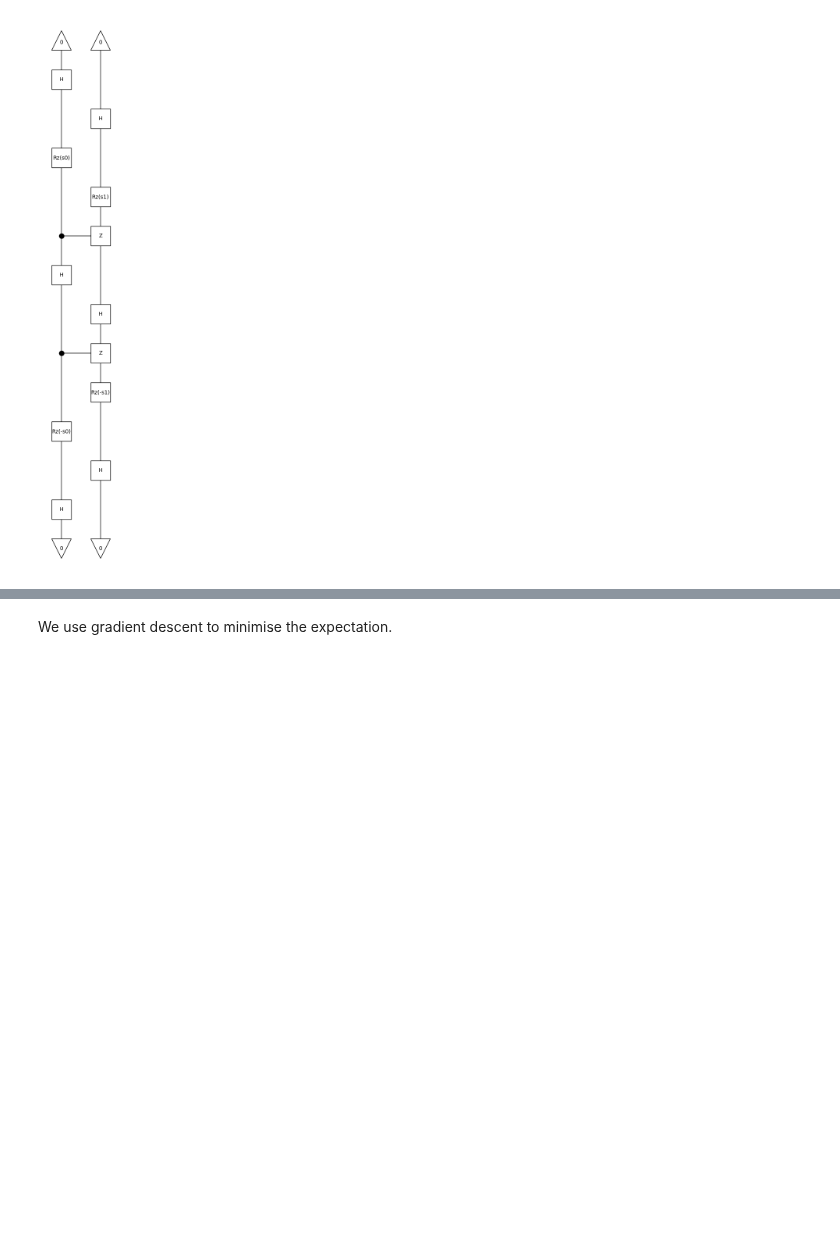
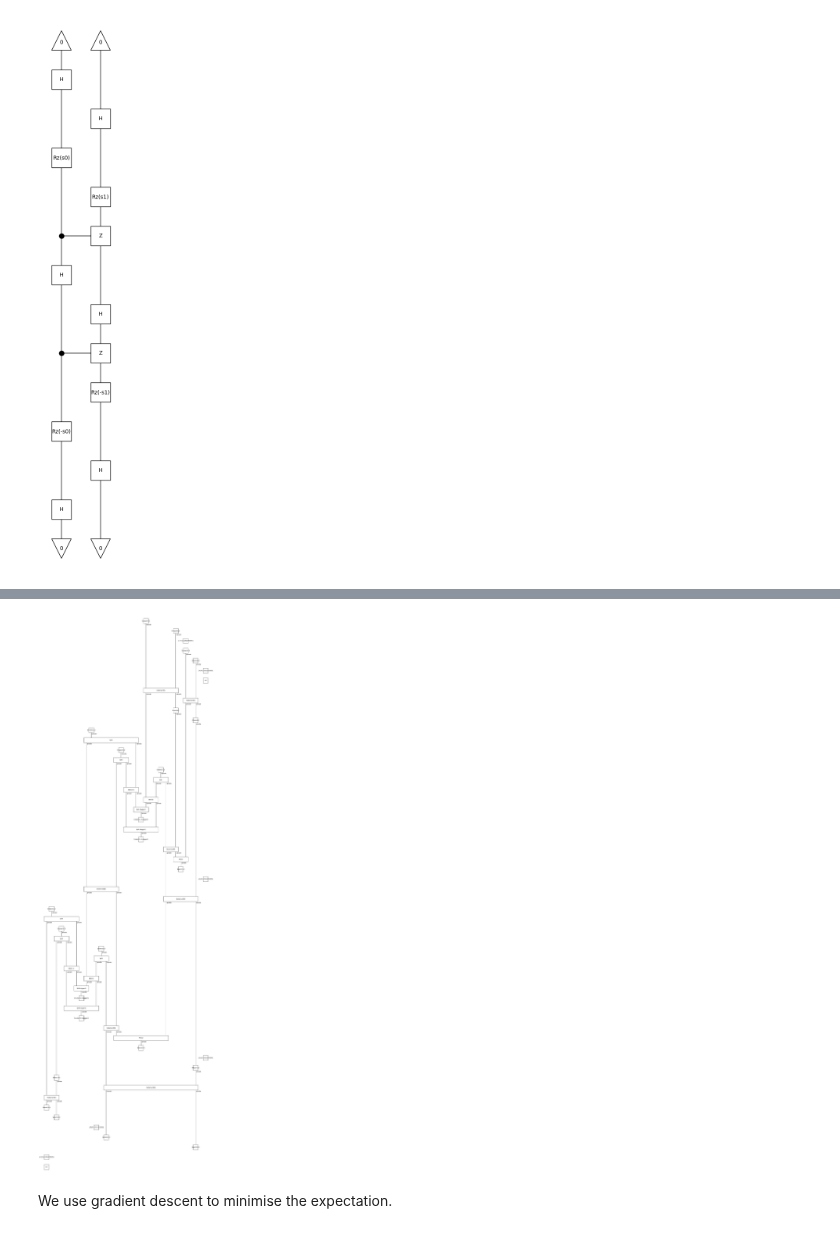
Before and after one commit to quantinuum-dev/optyx, a Jupyter notebook: docs/notebooks/optyx-vqe-experiment.ipynb, the cells around one changed output, grey strips where cells are left out. Saved outputs shown, nothing was run; the diff lists cells and outputs as text; code cells hidden in the pictures; blank space fills up the shorter version.

```diff
--- a/docs/notebooks/optyx-vqe-experiment.ipynb
+++ b/docs/notebooks/optyx-vqe-experiment.ipynb
@@ -30,0 +42,4 @@ from optyx.qubits import Circuit
+# %%
+Circuit(exp).decomp().to_dual_rail().draw()
+# %% [output]
+[figure, added]
```
Also changed, not shown: parts of 7 cells of this notebook, 10 other files.
